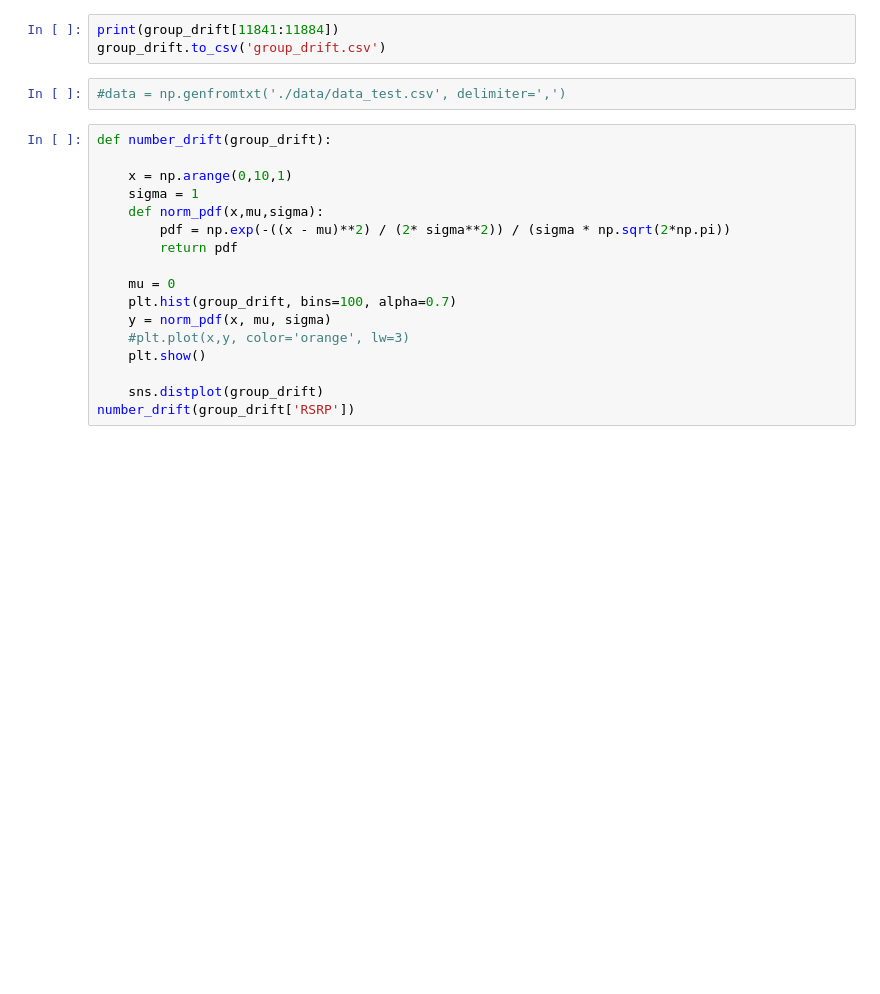
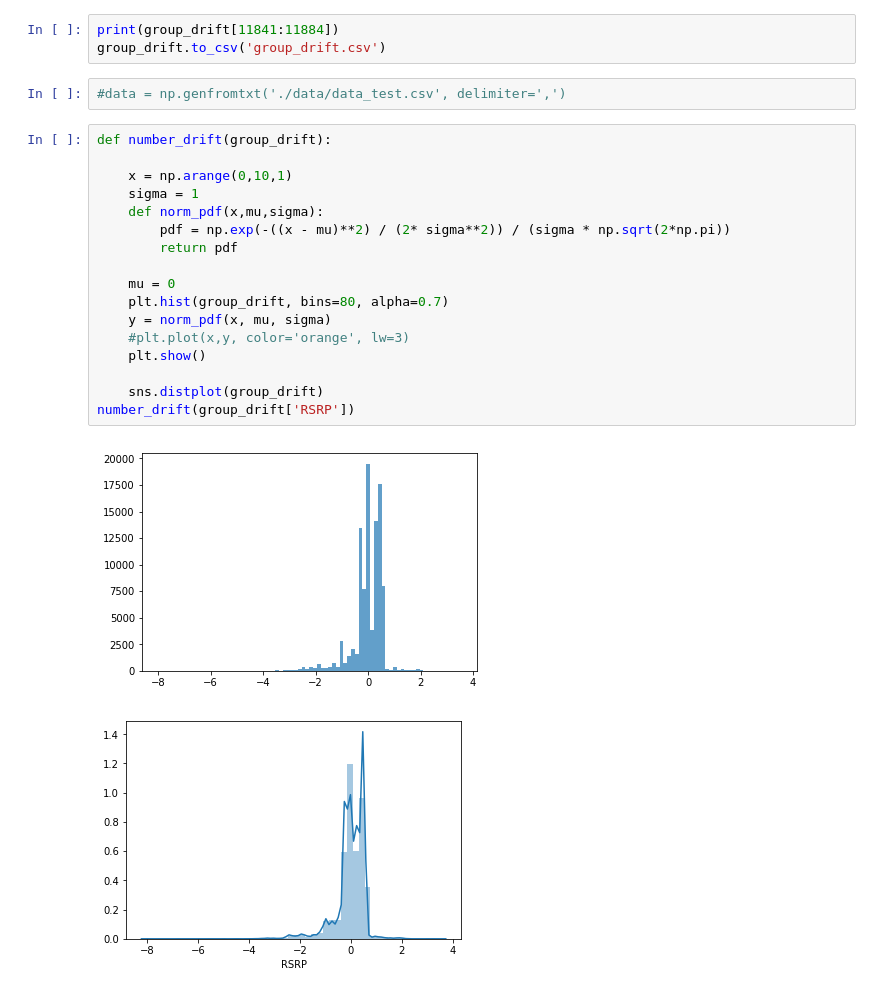
Before and after one commit to KJtiming/RadioMap, a Jupyter notebook: data_handle.ipynb, the cells around one changed output. Saved outputs shown, nothing was run; the diff lists cells and outputs as text; blank space fills up the shorter version.

```diff
--- a/data_handle.ipynb
+++ b/data_handle.ipynb
@@ -145,20 +168,23 @@ group_drift.to_csv('group_drift.csv')
 # %%
 def number_drift(group_drift):
 
     x = np.arange(0,10,1)
     sigma = 1
     def norm_pdf(x,mu,sigma):
         pdf = np.exp(-((x - mu)**2) / (2* sigma**2)) / (sigma * np.sqrt(2*np.pi))
         return pdf
 
     mu = 0
-    plt.hist(group_drift, bins=100, alpha=0.7)
+    plt.hist(group_drift, bins=80, alpha=0.7)
     y = norm_pdf(x, mu, sigma)
     #plt.plot(x,y, color='orange', lw=3)
     plt.show()
 
     sns.distplot(group_drift)
 number_drift(group_drift['RSRP'])
+# %% [output]
+[figure, added]
+[figure, added]
 # %%
 ##### Shapiro-Wilk Test #####
 # normality test
```
Also changed, not shown: parts of 6 cells of this notebook, 5 other files.
